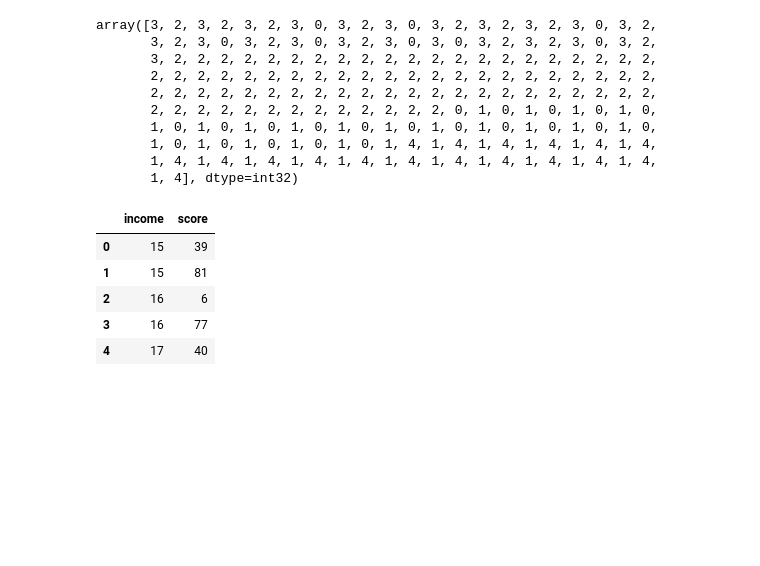
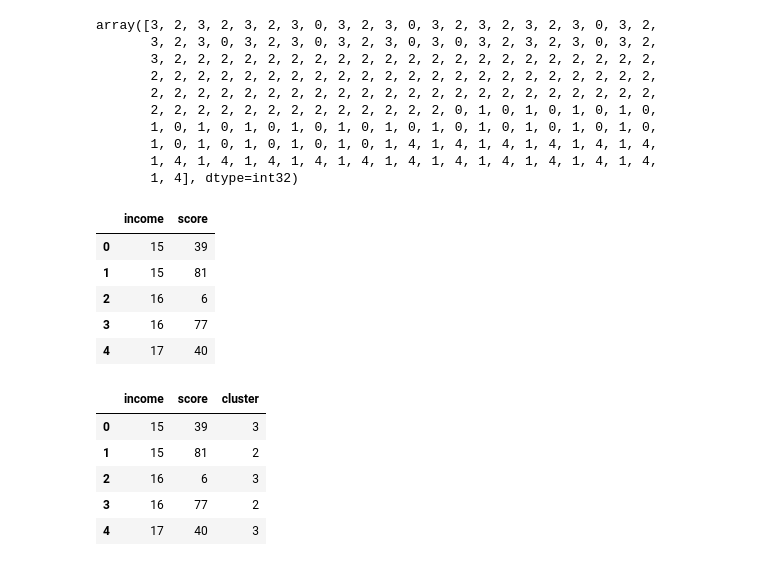
Before and after one commit to Bhanuka10/model-Training-Learning, a Jupyter notebook: K-mean clustering/Untitled.ipynb, the cells around one changed output. Saved outputs shown, nothing was run; the diff lists cells and outputs as text; code cells hidden in the pictures; blank space fills up the shorter version.

```diff
--- a/K-mean clustering/Untitled.ipynb
+++ b/K-mean clustering/Untitled.ipynb
@@ -109,4 +109,11 @@ data.head(5)
 # %%
 data['cluster']= pred
 # %%
-data.head()
+data.head(5)
+# %% [output]
+|  | income | score | cluster |
+| 0 | 15 | 39 | 3 |
+| 1 | 15 | 81 | 2 |
+| 2 | 16 | 6 | 3 |
+| 3 | 16 | 77 | 2 |
+| 4 | 17 | 40 | 3 |
```
Also changed, not shown: parts of 5 cells of this notebook.
